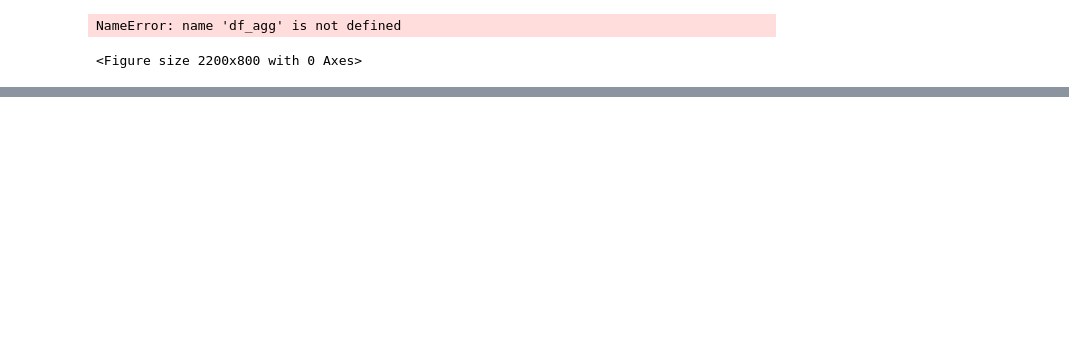
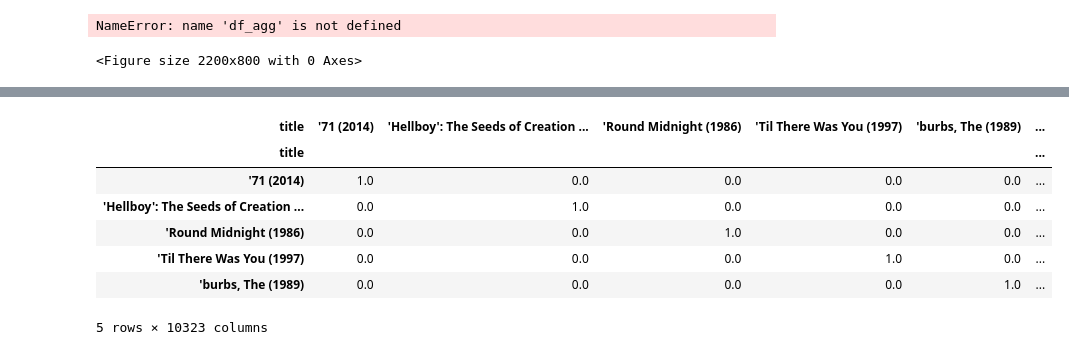
Before and after one commit to JeongDell/Things-that-Data-Analysis-Must-Know, a Jupyter notebook: CH-13/ML.ipynb, the cells around one changed output, grey strips where cells are left out. Cells and saved outputs as stored; diff of their text form; code cells hidden in the pictures; blank space fills up the shorter version.

```diff
--- a/CH-13/ML.ipynb
+++ b/CH-13/ML.ipynb
@@ -550,0 +785,18 @@ auto_arima_model.plot_diagnostics(figsize=(15,5))
+# %%
+# 영화 유사도 행렬 생성
+item_sim = cosine_similarity(df_merge_pivot_T)
+
+# 데이터 프레임 형태 변환
+item_sim_df = pd.DataFrame(item_sim, index=df_merge_pivot_T.index,
+                           columns=df_merge_pivot_T.index)
+
+item_sim_df.head()
+# %% [output]
+| title | '71 (2014) | 'Hellboy': The Seeds of Creation ... | 'Round Midnight (1986) | 'Til There Was You (1997) | 'burbs, The (1989) | ... |
+| title |  |  |  |  |  | ... |
+| '71 (2014) | 1.0 | 0.0 | 0.0 | 0.0 | 0.0 | ... |
+| 'Hellboy': The Seeds of Creation ... | 0.0 | 1.0 | 0.0 | 0.0 | 0.0 | ... |
+| 'Round Midnight (1986) | 0.0 | 0.0 | 1.0 | 0.0 | 0.0 | ... |
+| 'Til There Was You (1997) | 0.0 | 0.0 | 0.0 | 1.0 | 0.0 | ... |
+| 'burbs, The (1989) | 0.0 | 0.0 | 0.0 | 0.0 | 1.0 | ... |
+5 rows × 10323 columns
```
Also changed, not shown: parts of 33 cells of this notebook.
